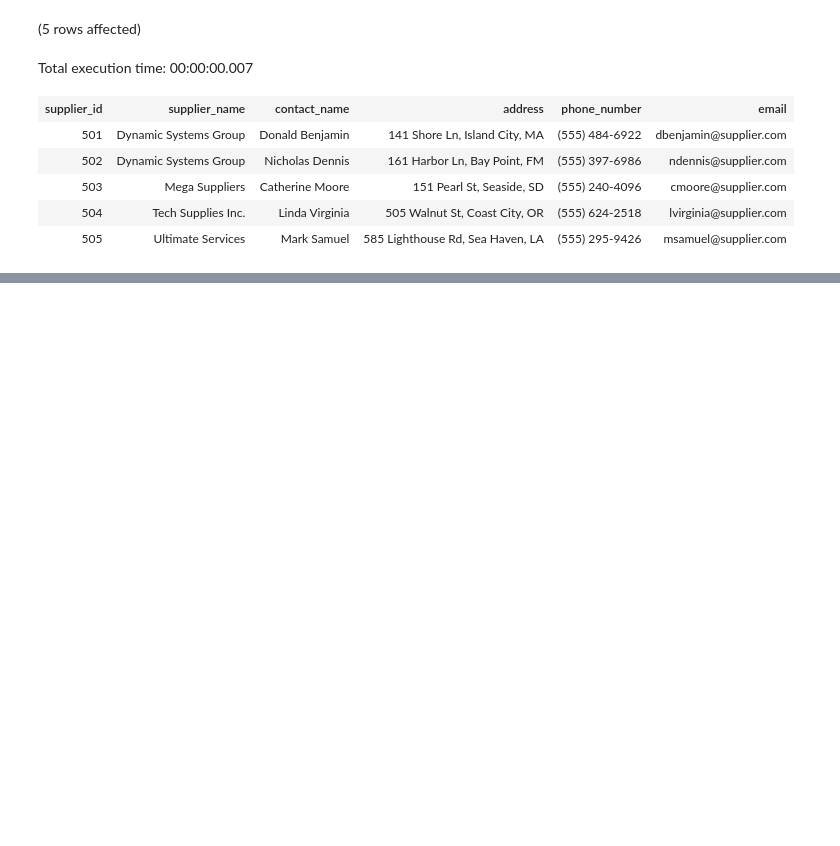
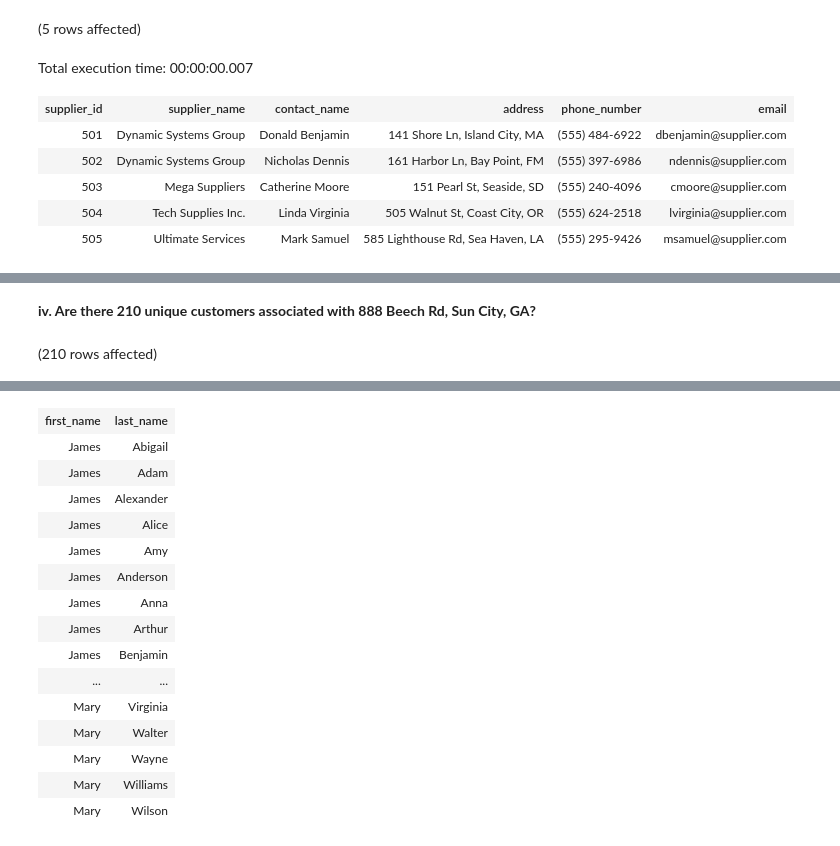
Before and after one commit to bradleytkay/post-launchcode-grad-work, a Jupyter notebook: OnlineShoppingDB.ipynb, the cells around one changed output, grey strips where cells are left out. Drawn from its saved outputs; the diff is of its cells as text; code cells hidden in the pictures; blank space fills up the shorter version.

```diff
--- a/OnlineShoppingDB.ipynb
+++ b/OnlineShoppingDB.ipynb
@@ -182,0 +219,10 @@ oders
+# %% [markdown]
+**iv. Are there 210 unique customers associated with 888 Beech Rd, Sun City, GA?**
+# %%
+SELECT DISTINCT first_name, last_name
+FROM OnlineShoppingDB.dbo.customers
+WHERE address = '888 Beech Rd, Sun City, GA'
+
+--It appears there actually are.
+# %% [output]
+(210 rows affected)
@@ -182,0 +230,16 @@ oders
+| first_name | last_name |
+| James | Abigail |
+| James | Adam |
+| James | Alexander |
+| James | Alice |
+| James | Amy |
+| James | Anderson |
+| James | Anna |
+| James | Arthur |
+| James | Benjamin |
+| ... | ... |
+| Mary | Virginia |
+| Mary | Walter |
+| Mary | Wayne |
+| Mary | Williams |
+| Mary | Wilson |
```
Also changed, not shown: parts of 13 cells of this notebook.
